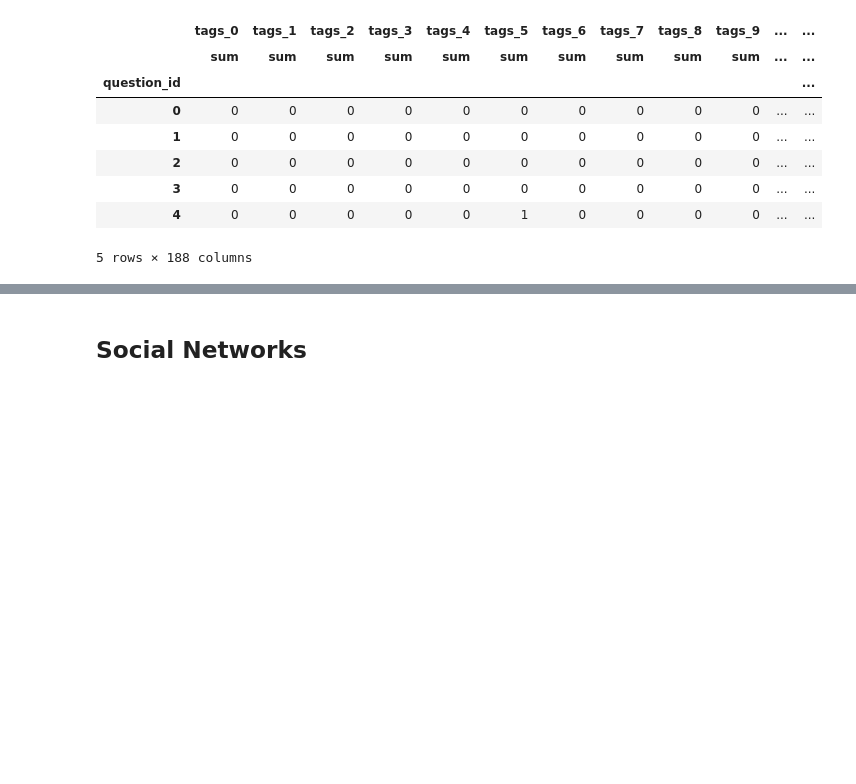
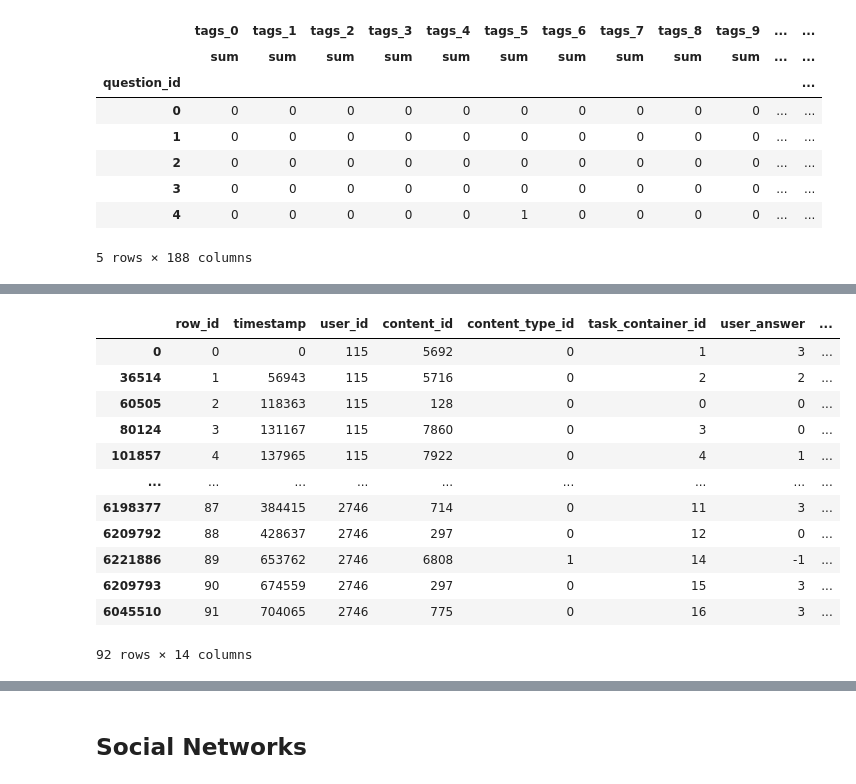
Before and after one commit to JiaxiYang1992/Kaggle-Riiid-, a Jupyter notebook: EDA/Kaggle Jiaxi.ipynb, the cells around one changed output, grey strips where cells are left out. Saved outputs shown, nothing was run; the diff lists cells and outputs as text; code cells hidden in the pictures; blank space fills up the shorter version.

Commit message:
Data
trainclean只有questions
trainnew question和lecture都有，lecture需要自行把后面的变量变为None

```diff
--- a/EDA/Kaggle Jiaxi.ipynb
+++ b/EDA/Kaggle Jiaxi.ipynb
@@ -164,0 +194,2 @@ plt.title('Elbow curve');
+# %%
+rawdata = pd.read_csv('train.csv')
@@ -164,0 +205,3 @@ plt.title('Elbow curve');
+# %%
+quesmerge=ques[['question_id','partc','bundlec','cluster']]
+quesmerge.head()
@@ -164,0 +215,2 @@ plt.title('Elbow curve');
+# %%
+newdata=pd.merge(rawdata,quesmerge,left_on='content_id',right_on='question_id')
@@ -164,0 +228,18 @@ plt.title('Elbow curve');
+# %%
+newdata=newdata.sort_values(by=['row_id'])
+# %%
+newdata.head(92)
+# %% [output]
+|  | row_id | timestamp | user_id | content_id | content_type_id | task_container_id | user_answer | ... |
+| 0 | 0 | 0 | 115 | 5692 | 0 | 1 | 3 | ... |
+| 36514 | 1 | 56943 | 115 | 5716 | 0 | 2 | 2 | ... |
+| 60505 | 2 | 118363 | 115 | 128 | 0 | 0 | 0 | ... |
+| 80124 | 3 | 131167 | 115 | 7860 | 0 | 3 | 0 | ... |
+| 101857 | 4 | 137965 | 115 | 7922 | 0 | 4 | 1 | ... |
+| ... | ... | ... | ... | ... | ... | ... | ... | ... |
+| 6198377 | 87 | 384415 | 2746 | 714 | 0 | 11 | 3 | ... |
+| 6209792 | 88 | 428637 | 2746 | 297 | 0 | 12 | 0 | ... |
+| 6221886 | 89 | 653762 | 2746 | 6808 | 1 | 14 | -1 | ... |
+| 6209793 | 90 | 674559 | 2746 | 297 | 0 | 15 | 3 | ... |
+| 6045510 | 91 | 704065 | 2746 | 775 | 0 | 16 | 3 | ... |
+92 rows × 14 columns
```
Also changed, not shown: parts of 27 cells of this notebook.
